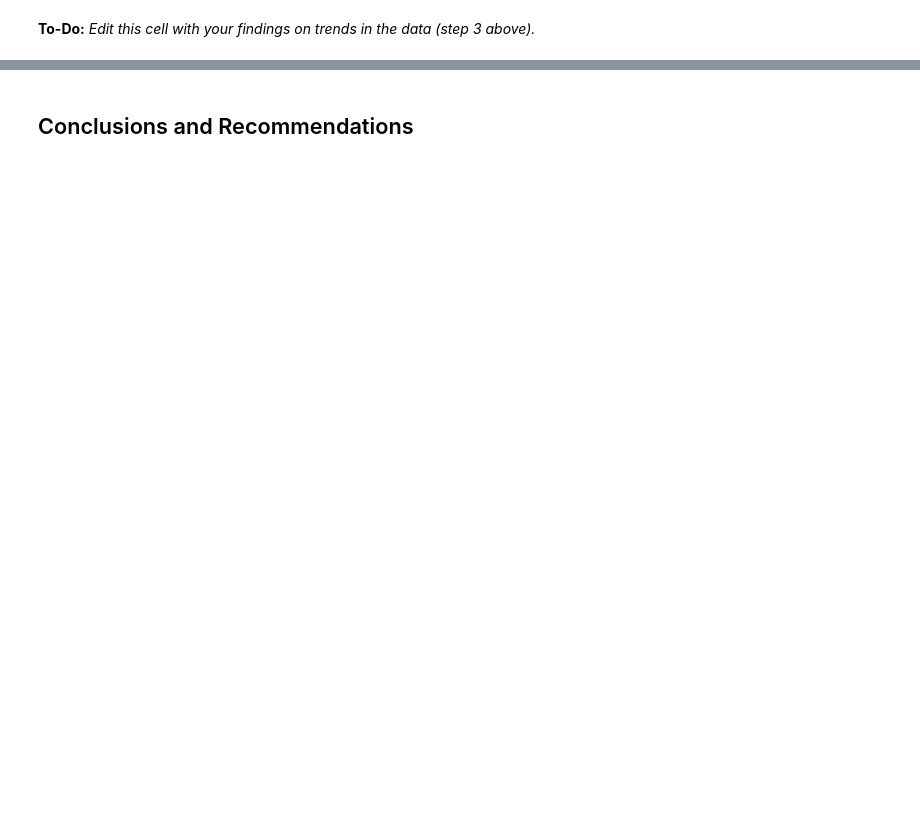
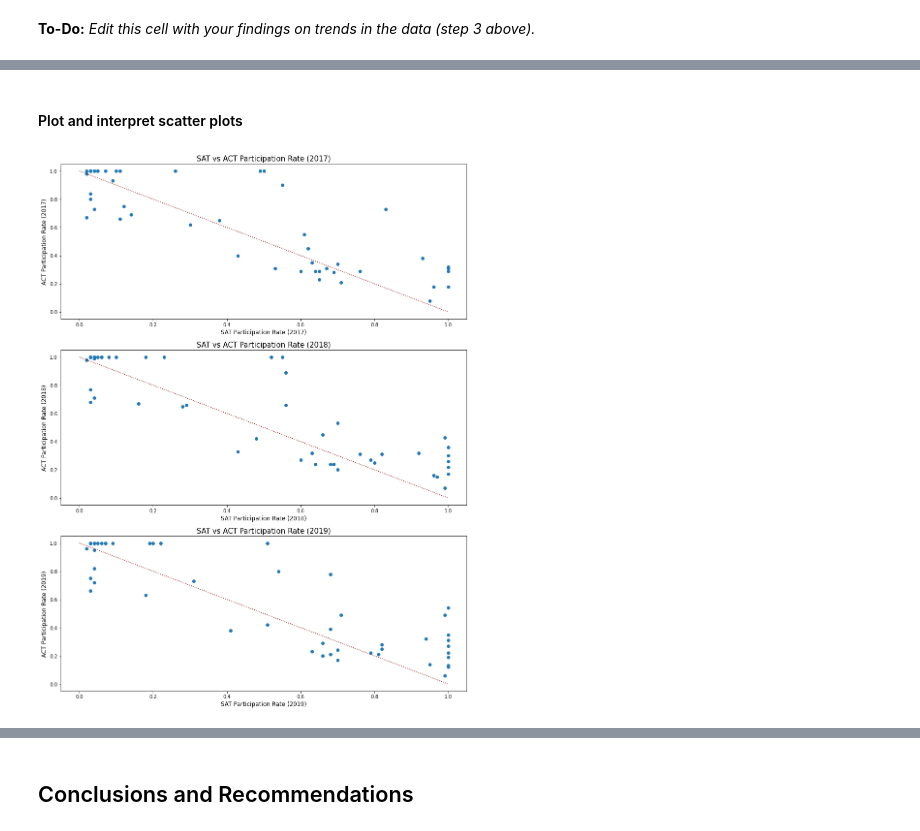
Before and after one commit to xiutingchiam/GA_Projects, a Jupyter notebook: project_1/code/starter-code.ipynb, the cells around one changed output, grey strips where cells are left out. Cells and saved outputs as stored; diff of their text form; code cells hidden in the pictures; blank space fills up the shorter version.

```diff
--- a/project_1/code/starter-code.ipynb
+++ b/project_1/code/starter-code.ipynb
@@ -134,0 +626,2 @@ Import the datasets that you selected for this project and go through the follow
+# %%
+sat_18.rename(columns={'Participation':'Participation_sat18', 'Total':'Total_sat18'}, inplace = True)
@@ -227,0 +1485,41 @@ Here are some prompts to get you started with visualizations. Feel free to add a
+# %% [markdown]
+#### Plot and interpret scatter plots
+# %%
+#Subplot scatter function
+def scatter_subplot(df, col_list, columns, t_list, xlabel_list, ylabel_list):
+    nrows = int(np.ceil(len(col_list))) # Makes sure you have enough rows
+    fig, ax = plt.subplots(nrows = nrows, ncols = 1, figsize = (15, 20)) # You'll want to specify your figsize
+    ax = ax.ravel() # Ravel turns a matrix into a vector, which is easier to iterate
+
+    for i, ax in enumerate(ax): # Gives us an index value to get into all our lists
+        ax.scatter(df[col_list[i]], df[columns[i]]) # need 2 sets of columns for scatter plots
+        ax.plot([0,1], [1,0], color='maroon', linestyle = 'dotted', label = 'Correlation')
+        ax.set_title(t_list[i], fontsize = 15) #Set title for each subplot
+        ax.set_xlabel(xlabel_list[i], fontsize = 12) #Set xlabel for each subplot
+        ax.set_ylabel(ylabel_list[i], fontsize = 12) #Set ylabel for each subplot
+# %%
+t_list = ['SAT vs ACT Participation Rate (2017)',
+          'SAT vs ACT Participation Rate (2018)',
+          'SAT vs ACT Participation Rate (2019)']
+
+xaxis =  ['Participation_sat17',
+          'Participation_sat18',
+          'Participation_sat19']
+
+yaxis = ['Participation_act17',
+         'Participation_act18',
+         'Participation_act19']
+
+xlabel = ['SAT Participation Rate (2017)',
+          'SAT Participation Rate (2018)',
+          'SAT Participation Rate (2019)']
+
+ylabel = ['ACT Participation Rate (2017)',
+          'ACT Participation Rate (2018)',
+          'ACT Participation Rate (2019)']
+
+scatter_subplot(combined_df, xaxis, yaxis, t_list, xlabel, ylabel)
+
+plt.savefig('../charts/Scatter_plot.jpg')
+# %% [output]
+[figure, added]
```
Also changed, not shown: parts of 165 cells of this notebook, 8 other files.
